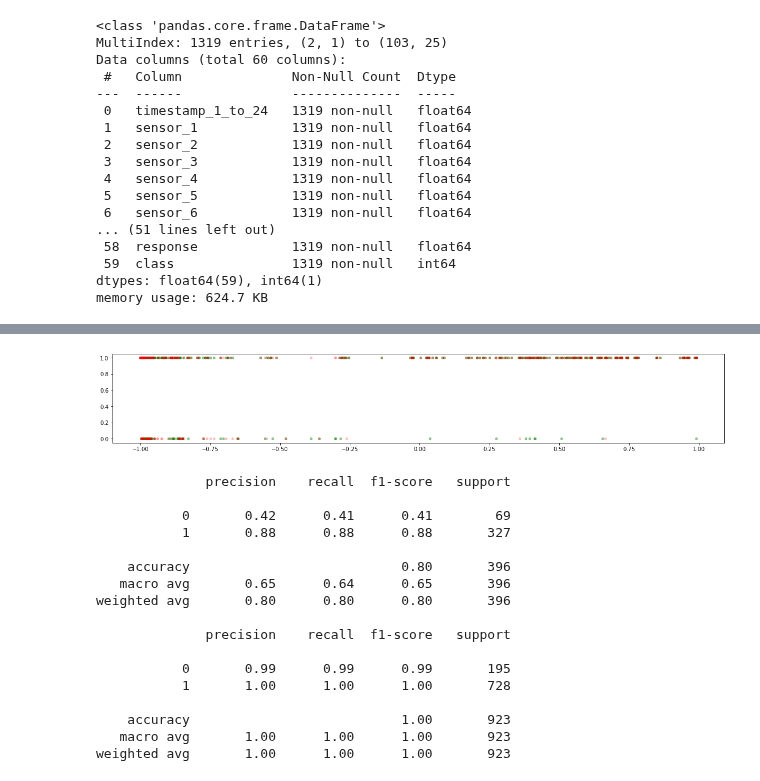
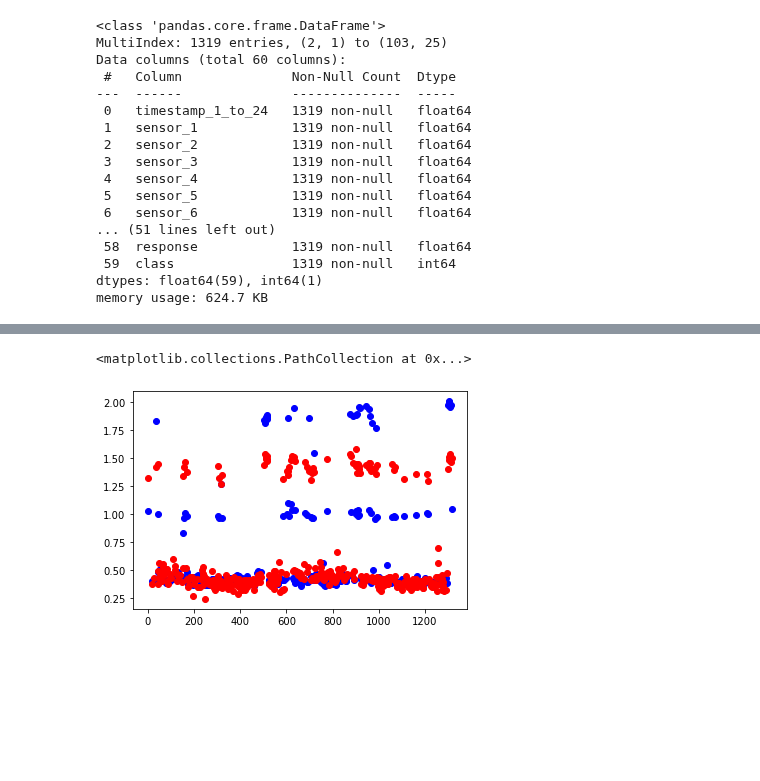
Before and after one commit to divtummala/springboard, a Jupyter notebook: Capstone/EquipmentDataFinal/semiTool.ipynb, the cells around one changed output, grey strips where cells are left out. Drawn from its saved outputs; the diff is of its cells as text; code cells hidden in the pictures; blank space fills up the shorter version.

```diff
--- a/Capstone/EquipmentDataFinal/semiTool.ipynb
+++ b/Capstone/EquipmentDataFinal/semiTool.ipynb
@@ -172,4 +190,0 @@ X_pca.head()
-# %%
-X = X_pca
-print(X.shape)
-print(y.shape)
@@ -179,7 +191,8 @@ print(y.shape)
 # %%
 X_train, X_test, y_train, y_test = train_test_split(X, y, test_size=0.3, random_state=314)
 # %%
-scaler = StandardScaler(with_mean=True)
+#scaler = StandardScaler(with_mean=True)
+scaler = MinMaxScaler()
 scaler.fit(X_train)
 scaler.transform(X_train);
 scaler.transform(X_test);
@@ -207,7 +215,7 @@ rand_for = RandomForestClassifier()
 # %%
-#lin_reg.fit(X_train, y_train)
-#y_pred_train = lin_reg.predict(X_train)
-#y_pred_test = lin_reg.predict(X_test)
+lin_reg.fit(X_train, y_train)
+y_pred_train = lin_reg.predict(X_train)
+y_pred_test = lin_reg.predict(X_test)
 # %%
 #log_reg.fit(X_train, y_train)
 #y_pred_train = log_reg.predict(X_train)
@@ -215,7 +228,7 @@ rand_for = RandomForestClassifier()
 # %%
-rand_for.fit(X_train, y_train)
-y_pred_train = rand_for.predict(X_train)
-y_pred_test = rand_for.predict(X_test)
+#rand_for.fit(X_train, y_train)
+#y_pred_train = rand_for.predict(X_train)
+#y_pred_test = rand_for.predict(X_test)
 # %%
 print(X_train.shape)
 print(y_train.shape)
@@ -230,0 +254,12 @@ print(y_pred_test.shape)
+# %%
+#plt.scatter(y_test, y_pred_test, alpha=0.5)
+plt.scatter(X_test['new_index'], y_test, c='blue')
+plt.scatter(X_test['new_index'], y_pred_test, c='red')
+#plt.figure(figsize=(20,3))
+#plt.ylim(-0.5, 1.2)
+#plt.scatter(np.arange(len(y_test)), y_test, c='green', s=15, alpha=0.4);
+#plt.scatter(np.arange(len(y_test)), y_pred_test, c='red', s=15, alpha=0.2);
+#plt.scatter(np.arange(len(y_train)), y_pred_train, c='red', s=15, alpha=0.2);
+# %% [output]
+<matplotlib.collections.PathCollection at 0x...>
+[figure, added]
@@ -231,28 +272,8 @@ print(y_pred_test.shape)
 # %%
 #plt.scatter(y_test, y_pred_test, alpha=0.5)
-plt.figure(figsize=(20,3))
-plt.scatter(X_test['PCA1'], y_test, c='green', s=15, alpha=0.4);
-plt.scatter(X_test['PCA1'], y_pred_test, c='red', s=15, alpha=0.2);
+#plt.figure(figsize=(20,3))
+#plt.scatter(X_test['PCA1'], y_test, c='green', s=15, alpha=0.4);
+#plt.scatter(X_test['PCA1'], y_pred_test, c='red', s=15, alpha=0.2);
-# %% [output]
-[figure, removed]
 # %%
-print(classification_report(y_test, y_pred_test, labels=[0,1]))
-print(classification_report(y_train, y_pred_train, labels=[0,1]))
+#print(classification_report(y_test, y_pred_test, labels=[0,1]))
+#print(classification_report(y_train, y_pred_train, labels=[0,1]))
-# %% [output]
-              precision    recall  f1-score   support
-
-           0       0.42      0.41      0.41        69
-           1       0.88      0.88      0.88       327
-
-    accuracy                           0.80       396
-   macro avg       0.65      0.64      0.65       396
-weighted avg       0.80      0.80      0.80       396
-
-              precision    recall  f1-score   support
-
-           0       0.99      0.99      0.99       195
-           1       1.00      1.00      1.00       728
-
-    accuracy                           1.00       923
-   macro avg       1.00      1.00      1.00       923
-weighted avg       1.00      1.00      1.00       923
```
Also changed, not shown: parts of 31 cells of this notebook.
